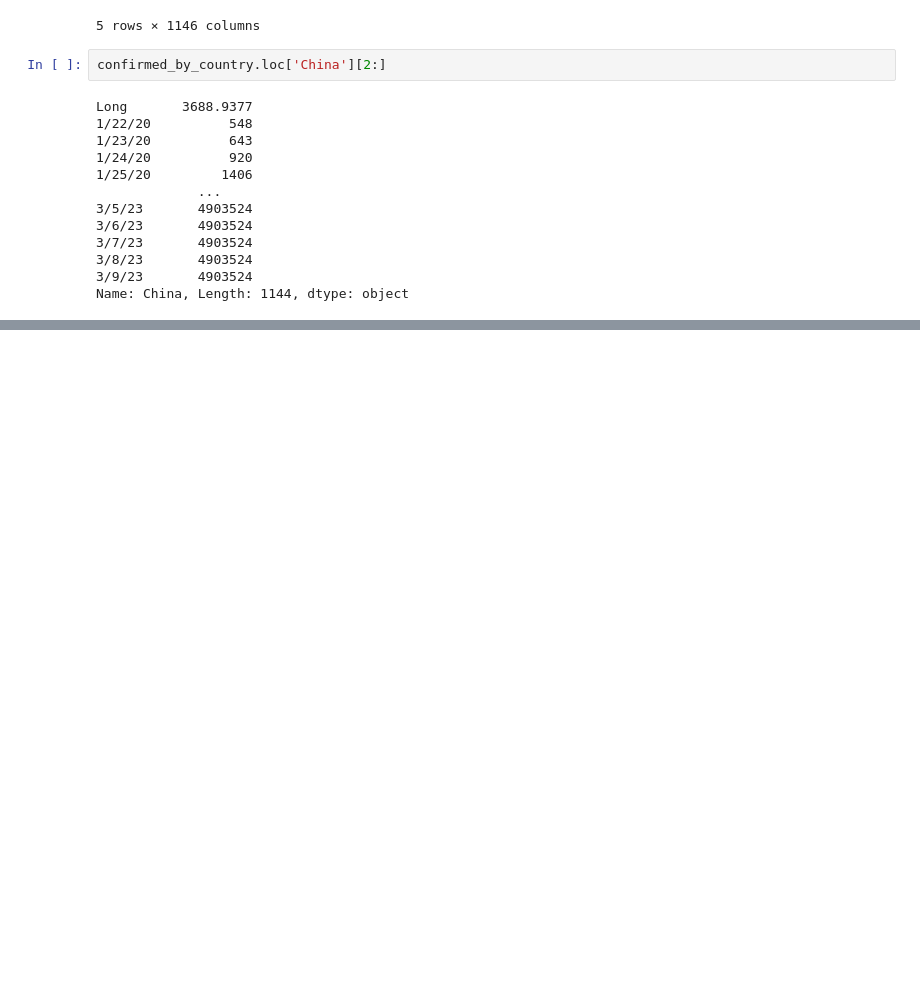
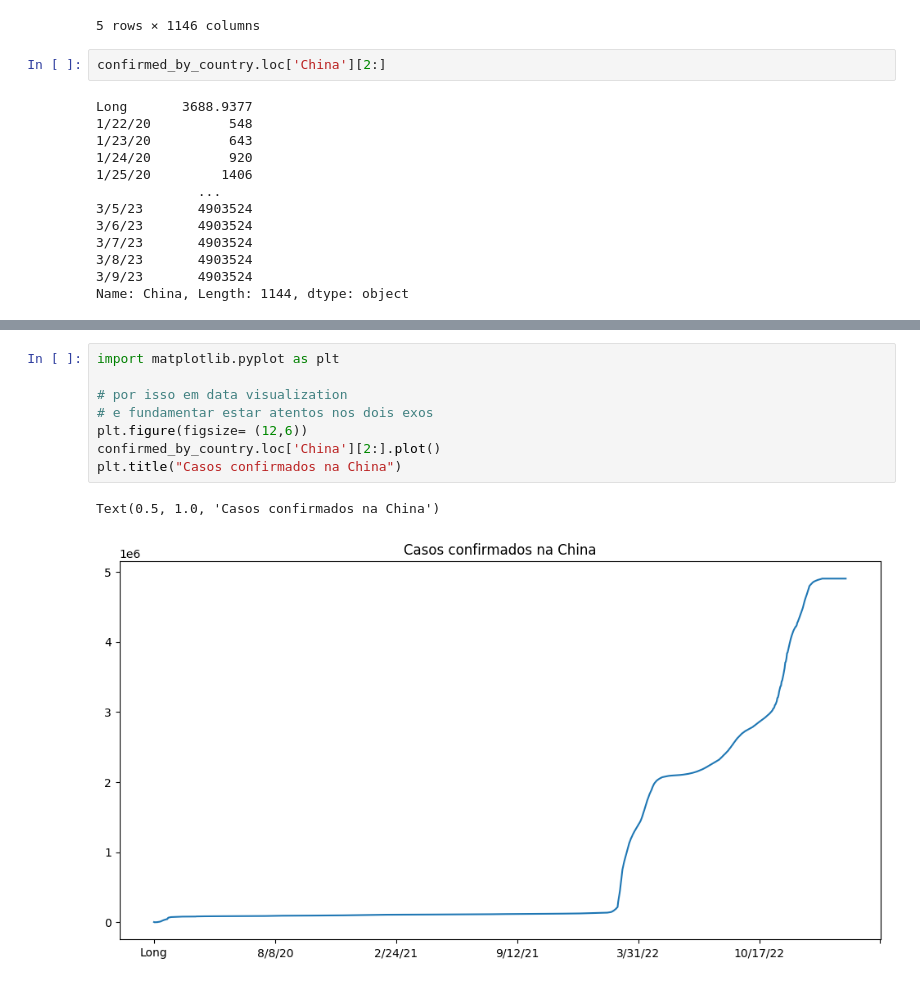
Before and after one commit to AraujoTT/DS, a Jupyter notebook: DS2/curso11_data/data_science_e_saude.ipynb, the cells around one changed output, grey strips where cells are left out. Cells and saved outputs as stored; diff of their text form; blank space fills up the shorter version.

```diff
--- a/DS2/curso11_data/data_science_e_saude.ipynb
+++ b/DS2/curso11_data/data_science_e_saude.ipynb
@@ -149,0 +163,11 @@ confirmed_by_country.loc['China'][2:].plot()
+# %%
+import matplotlib.pyplot as plt
+
+# por isso em data visualization
+# e fundamentar estar atentos nos dois exos
+plt.figure(figsize= (12,6))
+confirmed_by_country.loc['China'][2:].plot()
+plt.title("Casos confirmados na China")
+# %% [output]
+Text(0.5, 1.0, 'Casos confirmados na China')
+[figure, added]
```
Also changed, not shown: parts of 4 cells of this notebook.
